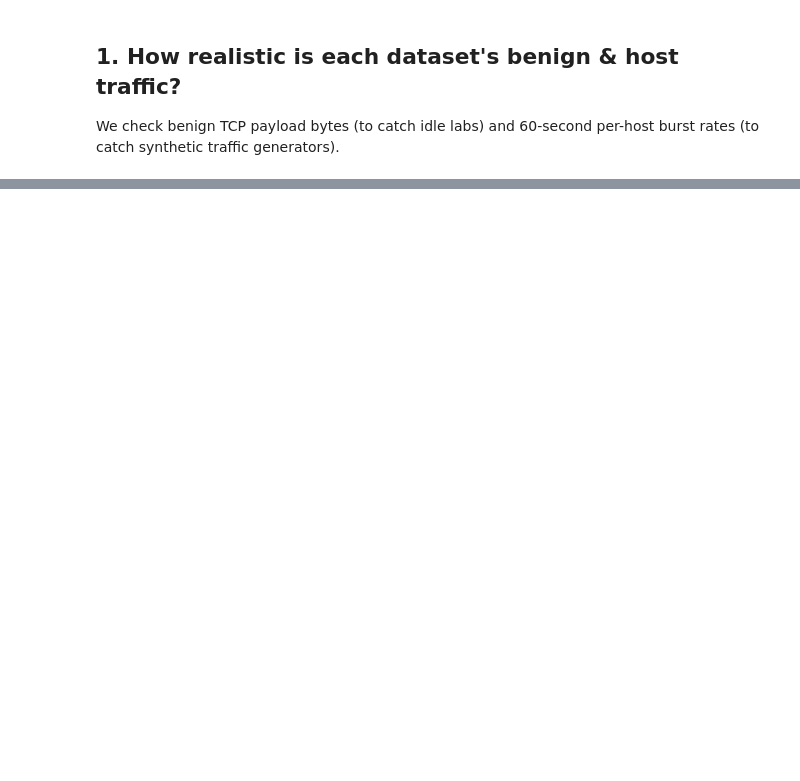
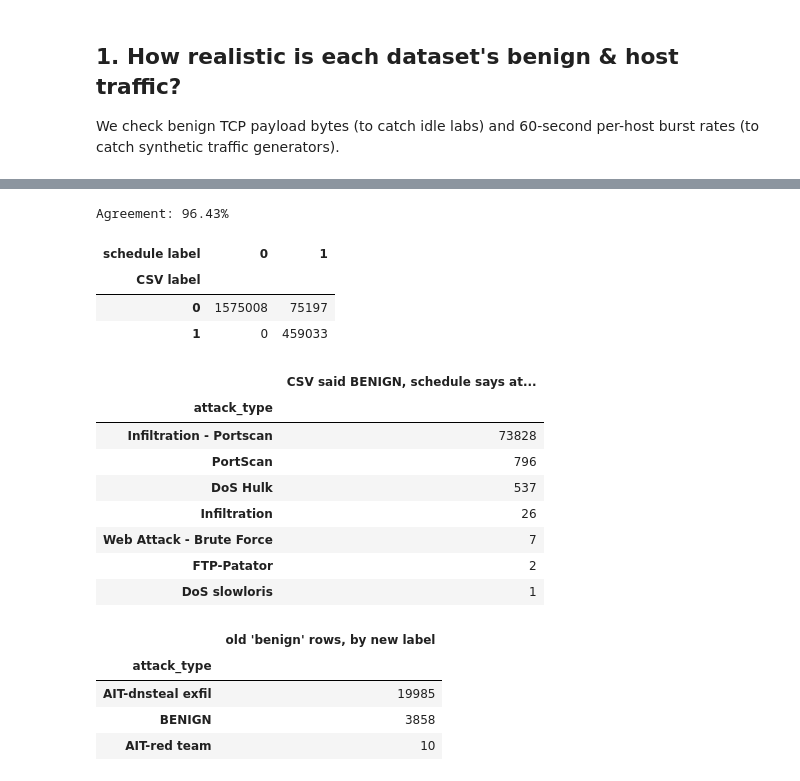
Before and after one commit to Abdullah-AboOun/CyberShield, a Jupyter notebook: notebooks/01_dataset_comparison.ipynb, the cells around one changed output, grey strips where cells are left out. Drawn from its saved outputs; the diff is of its cells as text; code cells hidden in the pictures; blank space fills up the shorter version.

```diff
--- a/notebooks/01_dataset_comparison.ipynb
+++ b/notebooks/01_dataset_comparison.ipynb
@@ -137,0 +105,30 @@ display(pd.DataFrame(rows))
+# %%
+# CIC-IDS2017: old CICFlowMeter CSV labels vs. UNB attack-schedule labels (now used everywhere)
+print(f"Agreement: {(cic['label'] == cic['label_csv']).mean():.2%}")
+display(pd.crosstab(cic["label_csv"], cic["label"], rownames=["CSV label"], colnames=["schedule label"]))
+flipped = cic[(cic["label_csv"] == 0) & (cic["label"] == 1)]
+display(flipped["attack_type"].value_counts().rename("CSV said BENIGN, schedule says attack").to_frame())
+
+# AIT-LDSv2: what the old src-only rule called "benign"
+old_benign = ait_z[~ait_z["src_ip"].isin({"10.9.0.10", "192.168.230.122"})]
+display(old_benign["attack_type"].value_counts().rename("old 'benign' rows, by new label").to_frame())
+# %% [output]
+Agreement: 96.43%
+| schedule label | 0 | 1 |
+| CSV label |  |  |
+| 0 | 1575008 | 75197 |
+| 1 | 0 | 459033 |
+|  | CSV said BENIGN, schedule says at... |
+| attack_type |  |
+| Infiltration - Portscan | 73828 |
+| PortScan | 796 |
+| DoS Hulk | 537 |
+| Infiltration | 26 |
+| Web Attack - Brute Force | 7 |
+| FTP-Patator | 2 |
+| DoS slowloris | 1 |
+|  | old 'benign' rows, by new label |
+| attack_type |  |
+| AIT-dnsteal exfil | 19985 |
+| BENIGN | 3858 |
+| AIT-red team | 10 |
```
Also changed, not shown: parts of 14 cells of this notebook, 8 other files.
